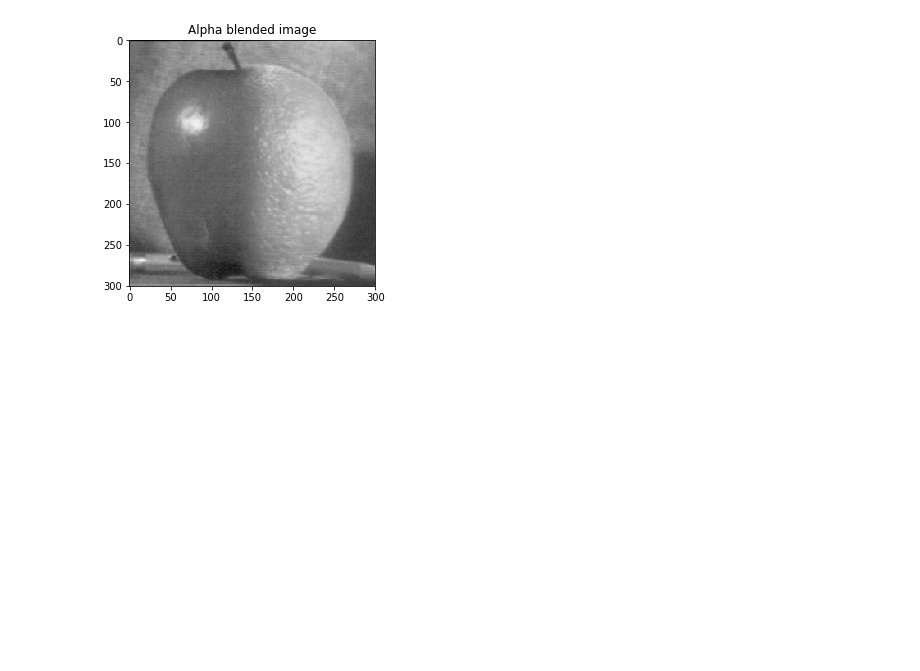
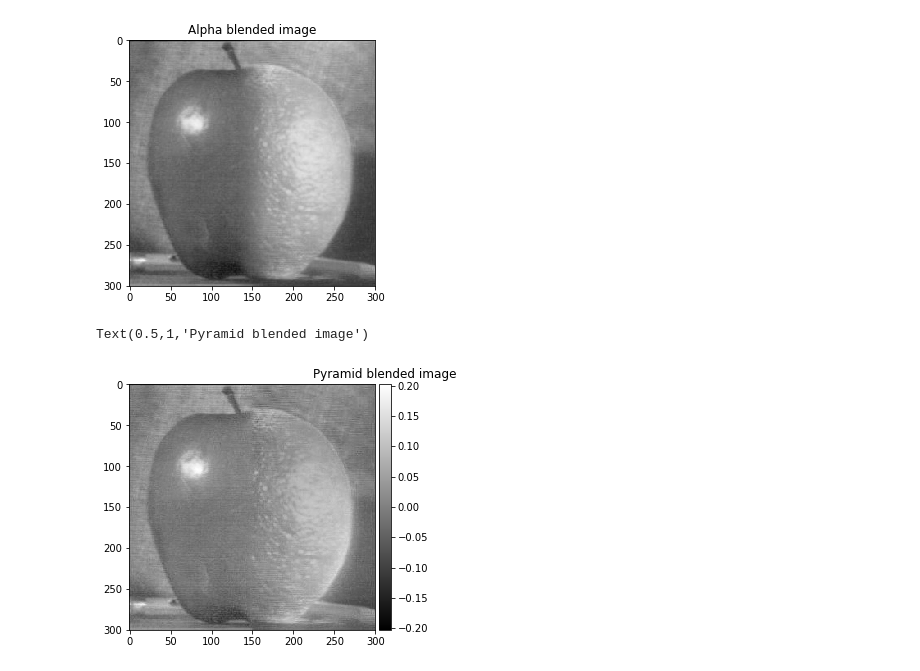
Before and after one commit to doiriel/B31XB-IIP-TP-1718, a Jupyter notebook: 3-interpolation-blending/3-interpolation-blending.ipynb, the cells around one changed output. Drawn from its saved outputs; the diff is of its cells as text; code cells hidden in the pictures; blank space fills up the shorter version.

```diff
--- a/3-interpolation-blending/3-interpolation-blending.ipynb
+++ b/3-interpolation-blending/3-interpolation-blending.ipynb
@@ -139,3 +139,39 @@ plt.title ('Alpha blended image')
 # %% [output]
 <matplotlib.text.Text object at 0x...>
 [figure]
+# %%
+def pyramid_blend (image_1, image_2):
+
+    # Generate a Laplacian pyramid for image_1
+    L1 = tuple(transform.pyramid_laplacian(image_1, max_layer=6))
+
+    # Generate a Laplacian pyramid for image_2
+    L2 = tuple(transform.pyramid_laplacian(image_2, max_layer=6))
+
+    # Blend the laplacian pyramids
+    laplacianPyramidComb = []
+    for l1, l2 in zip(L1, L2):
+        rows, cols = l1.shape
+        laplacianComb = np.hstack((l1[:, :int(cols / 2)], l2[:, int(cols / 2):]))
+        laplacianPyramidComb.append(laplacianComb)
+
+    # Collapse the laplacian pyramid
+    ls = laplacianPyramidComb[6]
+    for i in range(5,-1,-1):
+        ls = transform.pyramid_expand(ls)
+        if ls.shape > laplacianPyramidComb[i].shape:
+            ls = np.delete(ls, (-1), axis=0)
+            ls = np.delete(ls, (-1), axis=1)
+        ls = ls + laplacianPyramidComb[i]
+
+    return ls
+# %%
+# Apply pyramid_blend function
+blended_pyramid_im = pyramid_blend (apple_im, orange_im)
+
+# Display image
+io.imshow(blended_pyramid_im, cmap='gray')
+plt.title ('Pyramid blended image')
+# %% [output]
+Text(0.5,1,'Pyramid blended image')
+[figure, added]
```
Also changed, not shown: parts of 3 cells of this notebook.
